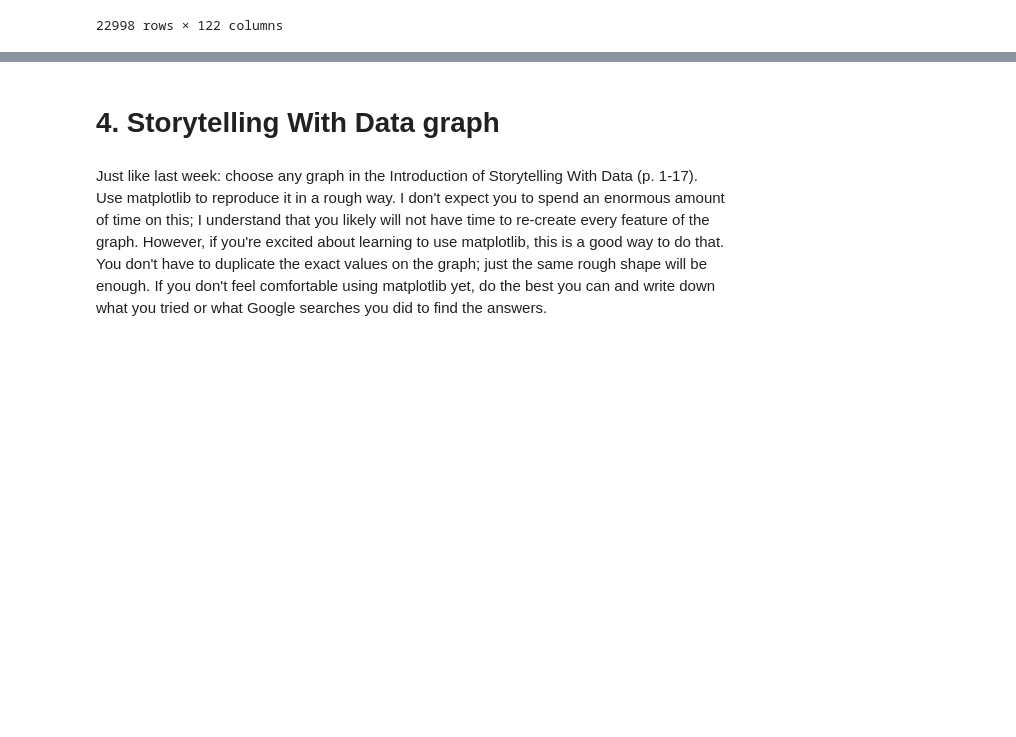
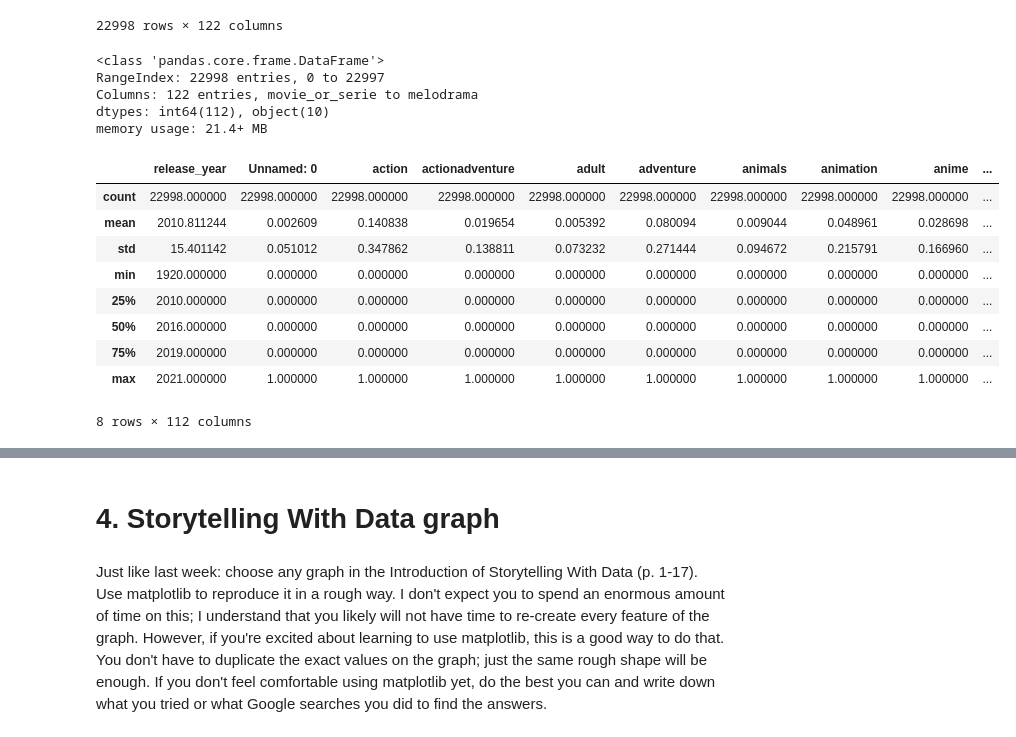
Before and after one commit to keshleem/dx699-summerai-homework2, a Jupyter notebook: OMDS-ModB2-Week2-Martin-Keshia-Lee.ipynb, the cells around one changed output, grey strips where cells are left out. Drawn from its saved outputs; the diff is of its cells as text; code cells hidden in the pictures; blank space fills up the shorter version.

```diff
--- a/OMDS-ModB2-Week2-Martin-Keshia-Lee.ipynb
+++ b/OMDS-ModB2-Week2-Martin-Keshia-Lee.ipynb
@@ -317,3 +342,23 @@ df_movie_tv_streaming
 | 22996 | TV Show | Maradona: Blessed Dream | uninformed director | Esteban Recagno, Ezequiel Stremiz... | uninformed country | NaN | 2021 | ... |
 | 22997 | Movie | Harry Brown | Daniel Barber | Michael Caine, Emily Mortimer, Jo... | uninformed country | NaN | 2010 | ... |
 22998 rows × 122 columns
+# %%
+# getting info and descriptive statistics
+df_movie_tv_streaming.info()
+df_movie_tv_streaming.describe()
+# %% [output]
+<class 'pandas.core.frame.DataFrame'>
+RangeIndex: 22998 entries, 0 to 22997
+Columns: 122 entries, movie_or_serie to melodrama
+dtypes: int64(112), object(10)
+memory usage: 21.4+ MB
+|  | release_year | Unnamed: 0 | action | actionadventure | adult | adventure | animals | animation | anime | ... |
+| count | 22998.000000 | 22998.000000 | 22998.000000 | 22998.000000 | 22998.000000 | 22998.000000 | 22998.000000 | 22998.000000 | 22998.000000 | ... |
+| mean | 2010.811244 | 0.002609 | 0.140838 | 0.019654 | 0.005392 | 0.080094 | 0.009044 | 0.048961 | 0.028698 | ... |
+| std | 15.401142 | 0.051012 | 0.347862 | 0.138811 | 0.073232 | 0.271444 | 0.094672 | 0.215791 | 0.166960 | ... |
+| min | 1920.000000 | 0.000000 | 0.000000 | 0.000000 | 0.000000 | 0.000000 | 0.000000 | 0.000000 | 0.000000 | ... |
+| 25% | 2010.000000 | 0.000000 | 0.000000 | 0.000000 | 0.000000 | 0.000000 | 0.000000 | 0.000000 | 0.000000 | ... |
+| 50% | 2016.000000 | 0.000000 | 0.000000 | 0.000000 | 0.000000 | 0.000000 | 0.000000 | 0.000000 | 0.000000 | ... |
+| 75% | 2019.000000 | 0.000000 | 0.000000 | 0.000000 | 0.000000 | 0.000000 | 0.000000 | 0.000000 | 0.000000 | ... |
+| max | 2021.000000 | 1.000000 | 1.000000 | 1.000000 | 1.000000 | 1.000000 | 1.000000 | 1.000000 | 1.000000 | ... |
+8 rows × 112 columns
```
Also changed, not shown: parts of 23 cells of this notebook, 1 other file.
